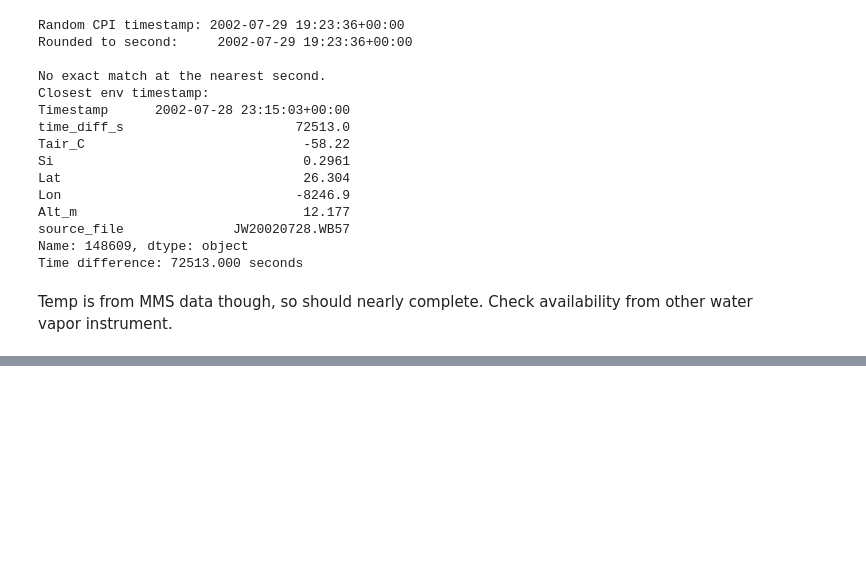
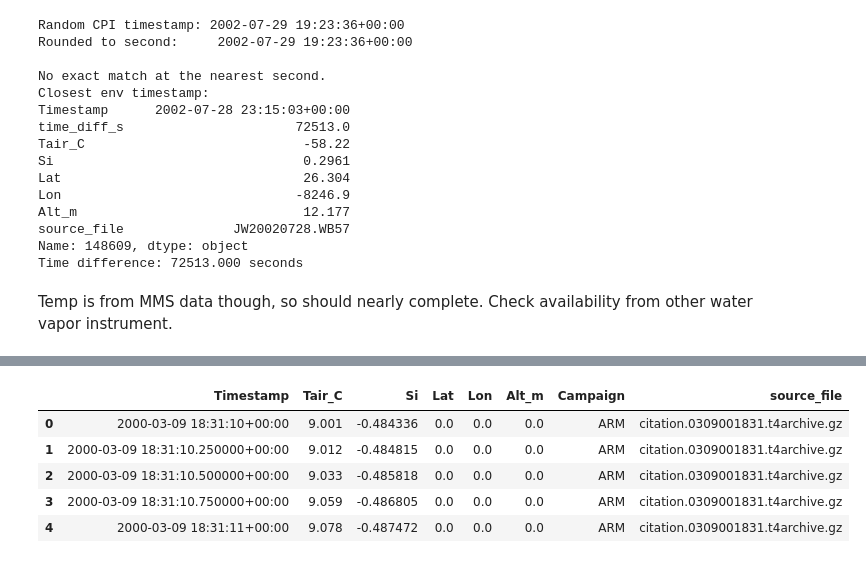
Before and after one commit to josephko91/cpi-thermo, a Jupyter notebook: notebooks/02-missing-data.ipynb, the cells around one changed output, grey strips where cells are left out. Saved outputs shown, nothing was run; the diff lists cells and outputs as text; code cells hidden in the pictures; blank space fills up the shorter version.

Commit message:
airs_ii and arm check

```diff
--- a/notebooks/02-missing-data.ipynb
+++ b/notebooks/02-missing-data.ipynb
@@ -810,0 +917,11 @@ Temp is from MMS data though, so should nearly complete. Check availability from
+# %%
+# read campaign parquet
+campaign_parquet_path = Path("/Users/josephko/research/cpi-thermo/data/out/arm.parquet")
+df_env = pd.read_parquet(campaign_parquet_path)
+print(df_env.columns)
+
+# Check percent of NaN values in each column
+nan_summary = df_env.isna().mean() * 100
+nan_summary = nan_summary.round(2)
+print("Percentage of NaN values in each column:")
+print(nan_summary)
@@ -810,0 +942,9 @@ Temp is from MMS data though, so should nearly complete. Check availability from
+# %%
+df_env.head()
+# %% [output]
+|  | Timestamp | Tair_C | Si | Lat | Lon | Alt_m | Campaign | source_file |
+| 0 | 2000-03-09 18:31:10+00:00 | 9.001 | -0.484336 | 0.0 | 0.0 | 0.0 | ARM | citation.0309001831.t4archive.gz |
+| 1 | 2000-03-09 18:31:10.250000+00:00 | 9.012 | -0.484815 | 0.0 | 0.0 | 0.0 | ARM | citation.0309001831.t4archive.gz |
+| 2 | 2000-03-09 18:31:10.500000+00:00 | 9.033 | -0.485818 | 0.0 | 0.0 | 0.0 | ARM | citation.0309001831.t4archive.gz |
+| 3 | 2000-03-09 18:31:10.750000+00:00 | 9.059 | -0.486805 | 0.0 | 0.0 | 0.0 | ARM | citation.0309001831.t4archive.gz |
+| 4 | 2000-03-09 18:31:11+00:00 | 9.078 | -0.487472 | 0.0 | 0.0 | 0.0 | ARM | citation.0309001831.t4archive.gz |
```
Also changed, not shown: parts of 8 cells of this notebook, 3 other files.
